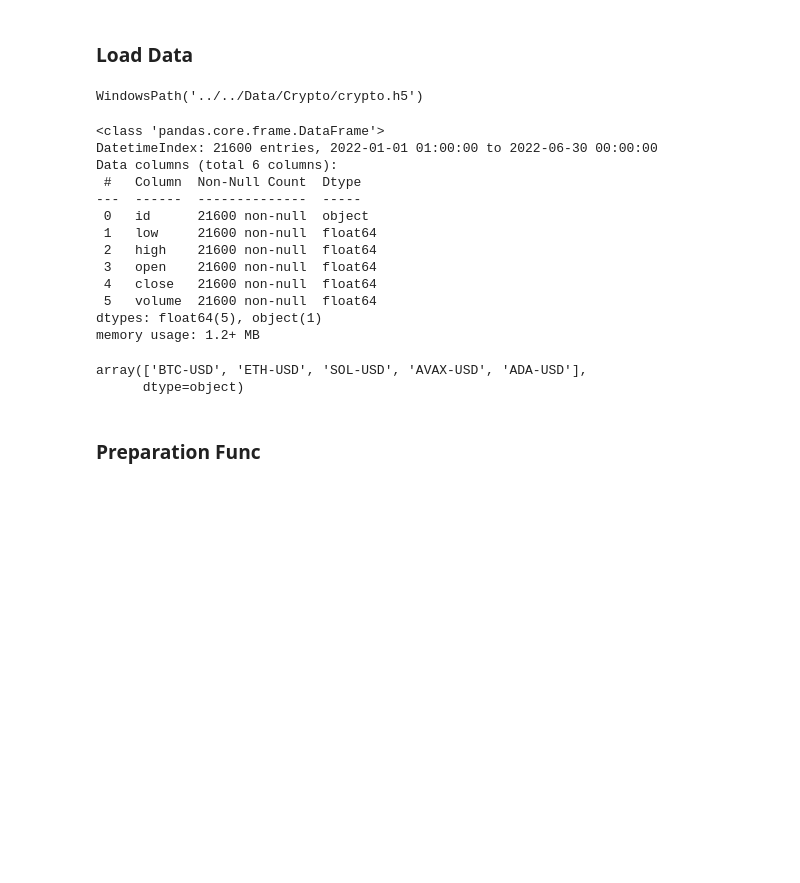
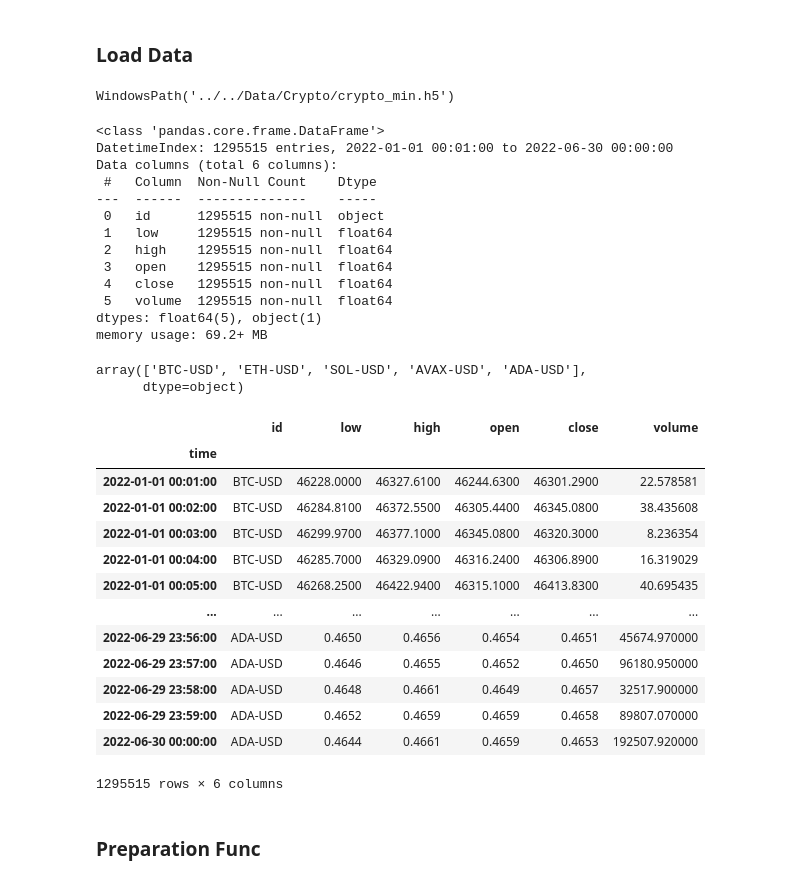
Before and after one commit to jiahao-sun/MTH-9887---MTH-9897-Project, a Jupyter notebook: BackTrader/Default/defaultAlgo_test.ipynb, the cells around one changed output. Drawn from its saved outputs; the diff is of its cells as text; code cells hidden in the pictures; blank space fills up the shorter version.

Commit message:
update defaultalgo and data

```diff
--- a/BackTrader/Default/defaultAlgo_test.ipynb
+++ b/BackTrader/Default/defaultAlgo_test.ipynb
@@ -21,12 +18,12 @@ import datetime
 # %% [markdown]
 ### Load Data
 # %%
-db_path = Path("../../Data/Crypto/crypto.h5")
+db_path = Path("../../Data/Crypto/crypto_min.h5")
 db_path
 # %% [output]
-WindowsPath('../../Data/Crypto/crypto.h5')
+WindowsPath('../../Data/Crypto/crypto_min.h5')
 # %%
-df_pv = pd.read_hdf(db_path, f"Min60")
+df_pv = pd.read_hdf(db_path)
 
 df_pv = df_pv.reset_index()
 df_pv = df_pv.set_index('time')
@@ -34,20 +31,37 @@ df_pv = df_pv.set_index('time')
 df_pv.info()
 # %% [output]
 <class 'pandas.core.frame.DataFrame'>
-DatetimeIndex: 21600 entries, 2022-01-01 01:00:00 to 2022-06-30 00:00:00
+DatetimeIndex: 1295515 entries, 2022-01-01 00:01:00 to 2022-06-30 00:00:00
 Data columns (total 6 columns):
- #   Column  Non-Null Count  Dtype
----  ------  --------------  -----
- 0   id      21600 non-null  object
- 1   low     21600 non-null  float64
- 2   high    21600 non-null  float64
- 3   open    21600 non-null  float64
- 4   close   21600 non-null  float64
- 5   volume  21600 non-null  float64
+ #   Column  Non-Null Count    Dtype
+---  ------  --------------    -----
+ 0   id      1295515 non-null  object
+ 1   low     1295515 non-null  float64
+ 2   high    1295515 non-null  float64
+ 3   open    1295515 non-null  float64
+ 4   close   1295515 non-null  float64
+ 5   volume  1295515 non-null  float64
 dtypes: float64(5), object(1)
-memory usage: 1.2+ MB
+memory usage: 69.2+ MB
 # %%
 df_pv['id'].unique()
 # %% [output]
 array(['BTC-USD', 'ETH-USD', 'SOL-USD', 'AVAX-USD', 'ADA-USD'],
       dtype=object)
+# %%
+df_pv
+# %% [output]
+|  | id | low | high | open | close | volume |
+| time |  |  |  |  |  |  |
+| 2022-01-01 00:01:00 | BTC-USD | 46228.0000 | 46327.6100 | 46244.6300 | 46301.2900 | 22.578581 |
+| 2022-01-01 00:02:00 | BTC-USD | 46284.8100 | 46372.5500 | 46305.4400 | 46345.0800 | 38.435608 |
+| 2022-01-01 00:03:00 | BTC-USD | 46299.9700 | 46377.1000 | 46345.0800 | 46320.3000 | 8.236354 |
+| 2022-01-01 00:04:00 | BTC-USD | 46285.7000 | 46329.0900 | 46316.2400 | 46306.8900 | 16.319029 |
+| 2022-01-01 00:05:00 | BTC-USD | 46268.2500 | 46422.9400 | 46315.1000 | 46413.8300 | 40.695435 |
+| ... | ... | ... | ... | ... | ... | ... |
+| 2022-06-29 23:56:00 | ADA-USD | 0.4650 | 0.4656 | 0.4654 | 0.4651 | 45674.970000 |
+| 2022-06-29 23:57:00 | ADA-USD | 0.4646 | 0.4655 | 0.4652 | 0.4650 | 96180.950000 |
+| 2022-06-29 23:58:00 | ADA-USD | 0.4648 | 0.4661 | 0.4649 | 0.4657 | 32517.900000 |
+| 2022-06-29 23:59:00 | ADA-USD | 0.4652 | 0.4659 | 0.4659 | 0.4658 | 89807.070000 |
+| 2022-06-30 00:00:00 | ADA-USD | 0.4644 | 0.4661 | 0.4659 | 0.4653 | 192507.920000 |
+1295515 rows × 6 columns
```
Also changed, not shown: parts of 23 cells of this notebook, 4 other files.
